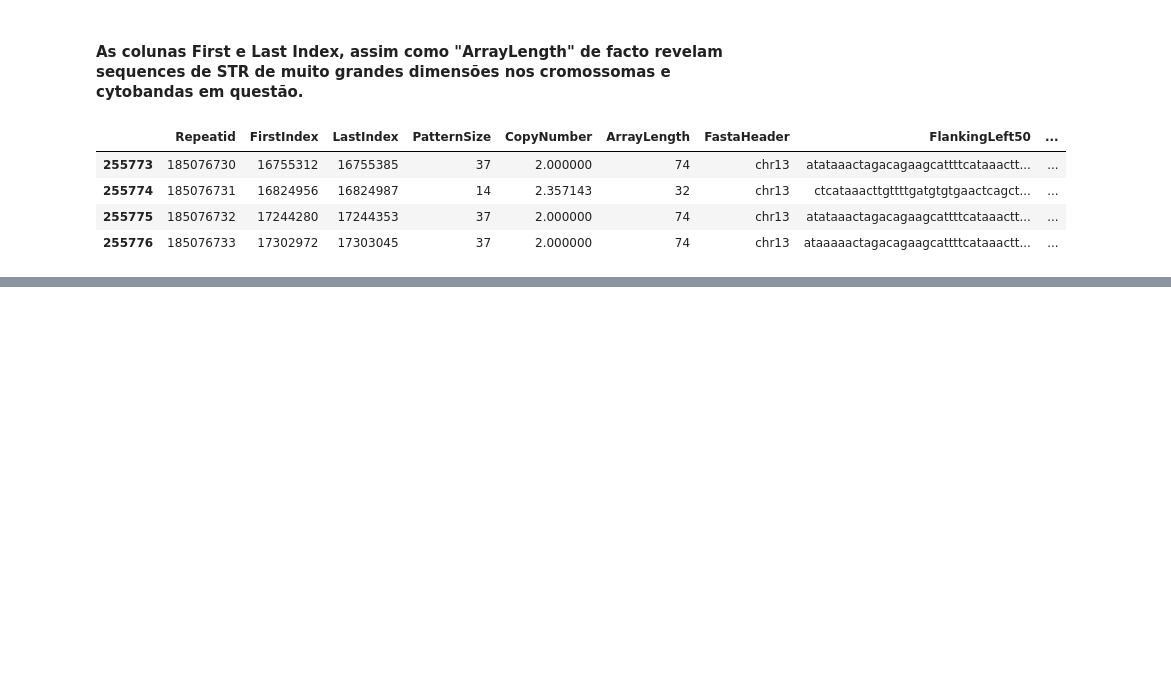
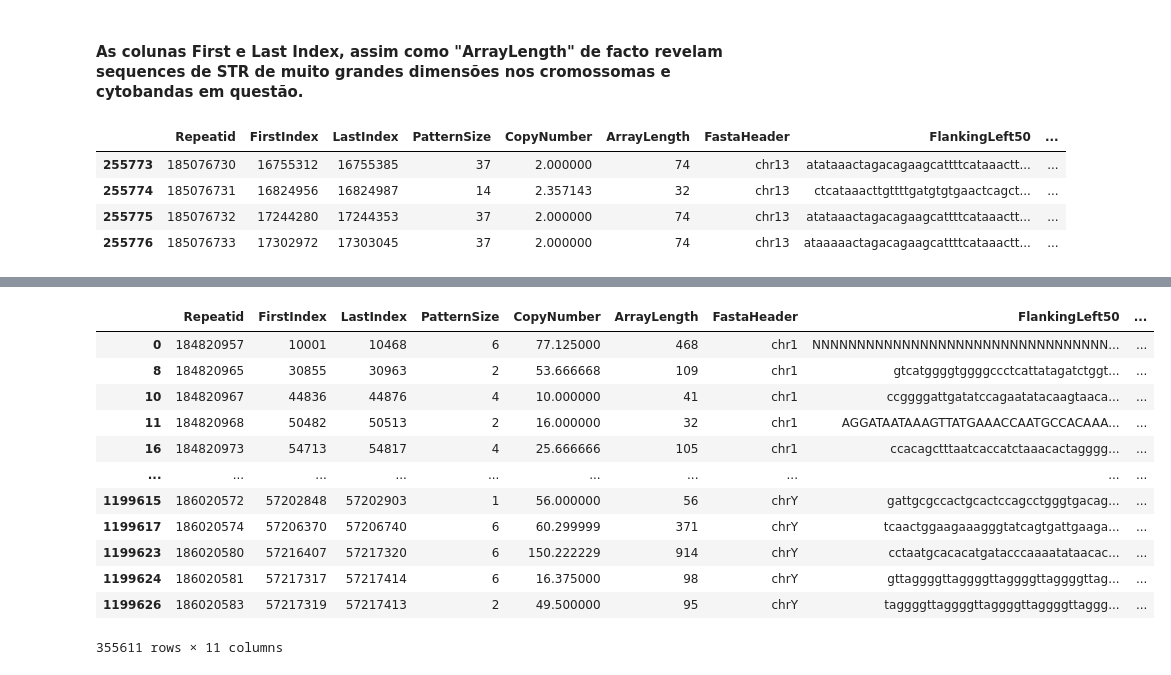
Before and after one commit to AndreSantos2000/A_map_of_privacy-sensitivity_in_human_genomes, a Jupyter notebook: jupyter_scripts/cytobands/cytobands_dataTreatment.ipynb, the cells around one changed output, grey strips where cells are left out. Drawn from its saved outputs; the diff is of its cells as text; code cells hidden in the pictures; blank space fills up the shorter version.

```diff
--- a/jupyter_scripts/cytobands/cytobands_dataTreatment.ipynb
+++ b/jupyter_scripts/cytobands/cytobands_dataTreatment.ipynb
@@ -210,0 +218,17 @@ str_df_chr13Investigate
+# %%
+strs_df = str_df.loc[str_df['PatternSize'] <= 6]
+strs_df
+# %% [output]
+|  | Repeatid | FirstIndex | LastIndex | PatternSize | CopyNumber | ArrayLength | FastaHeader | FlankingLeft50 | ... |
+| 0 | 184820957 | 10001 | 10468 | 6 | 77.125000 | 468 | chr1 | NNNNNNNNNNNNNNNNNNNNNNNNNNNNNNNNN... | ... |
+| 8 | 184820965 | 30855 | 30963 | 2 | 53.666668 | 109 | chr1 | gtcatggggtggggccctcattatagatctggt... | ... |
+| 10 | 184820967 | 44836 | 44876 | 4 | 10.000000 | 41 | chr1 | ccggggattgatatccagaatatacaagtaaca... | ... |
+| 11 | 184820968 | 50482 | 50513 | 2 | 16.000000 | 32 | chr1 | AGGATAATAAAGTTATGAAACCAATGCCACAAA... | ... |
+| 16 | 184820973 | 54713 | 54817 | 4 | 25.666666 | 105 | chr1 | ccacagctttaatcaccatctaaacactagggg... | ... |
+| ... | ... | ... | ... | ... | ... | ... | ... | ... | ... |
+| 1199615 | 186020572 | 57202848 | 57202903 | 1 | 56.000000 | 56 | chrY | gattgcgccactgcactccagcctgggtgacag... | ... |
+| 1199617 | 186020574 | 57206370 | 57206740 | 6 | 60.299999 | 371 | chrY | tcaactggaagaaagggtatcagtgattgaaga... | ... |
+| 1199623 | 186020580 | 57216407 | 57217320 | 6 | 150.222229 | 914 | chrY | cctaatgcacacatgatacccaaaatataacac... | ... |
+| 1199624 | 186020581 | 57217317 | 57217414 | 6 | 16.375000 | 98 | chrY | gttaggggttaggggttaggggttaggggttag... | ... |
+| 1199626 | 186020583 | 57217319 | 57217413 | 2 | 49.500000 | 95 | chrY | taggggttaggggttaggggttaggggttaggg... | ... |
+355611 rows × 11 columns
```
Also changed, not shown: parts of 13 cells of this notebook, 4 other files.
